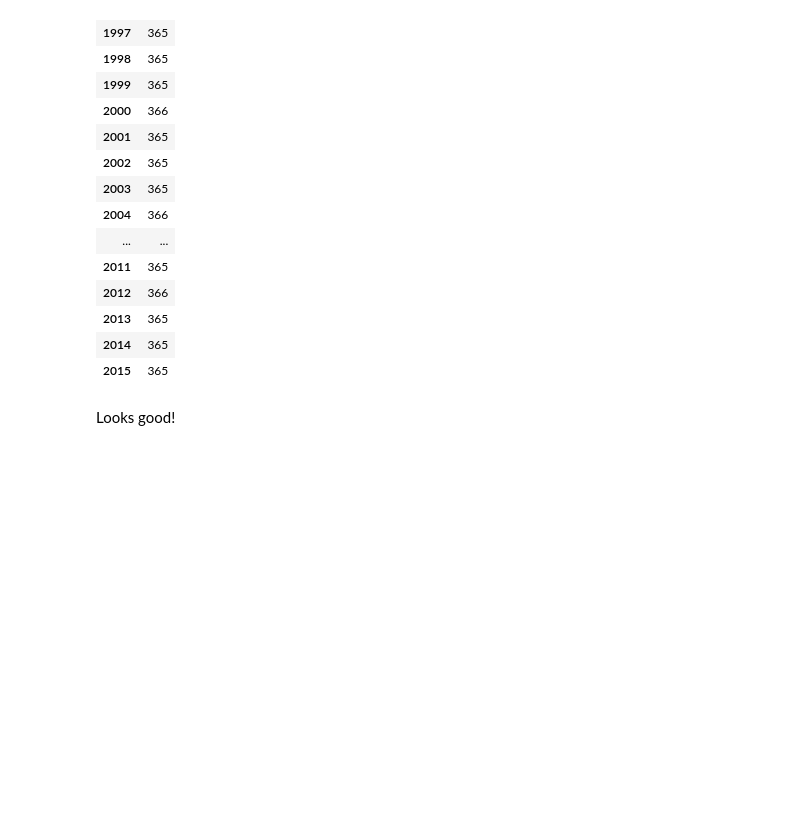
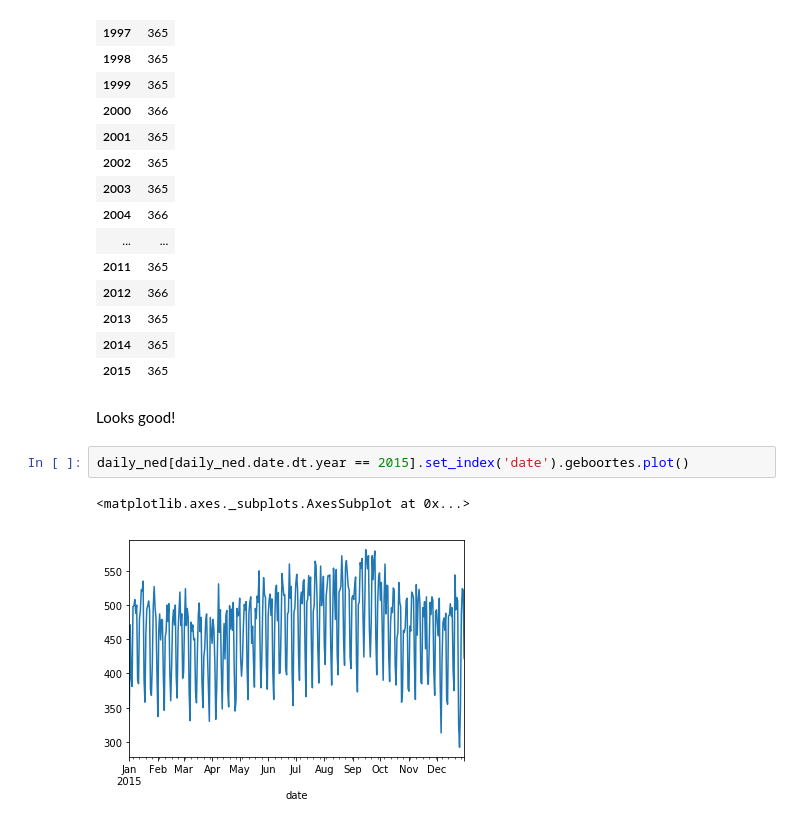
Before and after one commit to Gijs-Koot/Gijs-Koot.github.io, a Jupyter notebook: notebooks/birth-clustering.ipynb, the cells around one changed output. Drawn from its saved outputs; the diff is of its cells as text; blank space fills up the shorter version.

```diff
--- a/notebooks/birth-clustering.ipynb
+++ b/notebooks/birth-clustering.ipynb
@@ -141,3 +144,8 @@ daily_ned.dropna().date.dt.year.value_counts().sort_index().to_frame()
 | 2015 | 365 |
 # %% [markdown]
 Looks good!
+# %%
+daily_ned[daily_ned.date.dt.year == 2015].set_index('date').geboortes.plot()
+# %% [output]
+<matplotlib.axes._subplots.AxesSubplot at 0x...>
+[figure, added]
```
Also changed, not shown: parts of 9 cells of this notebook, 6 other files.
